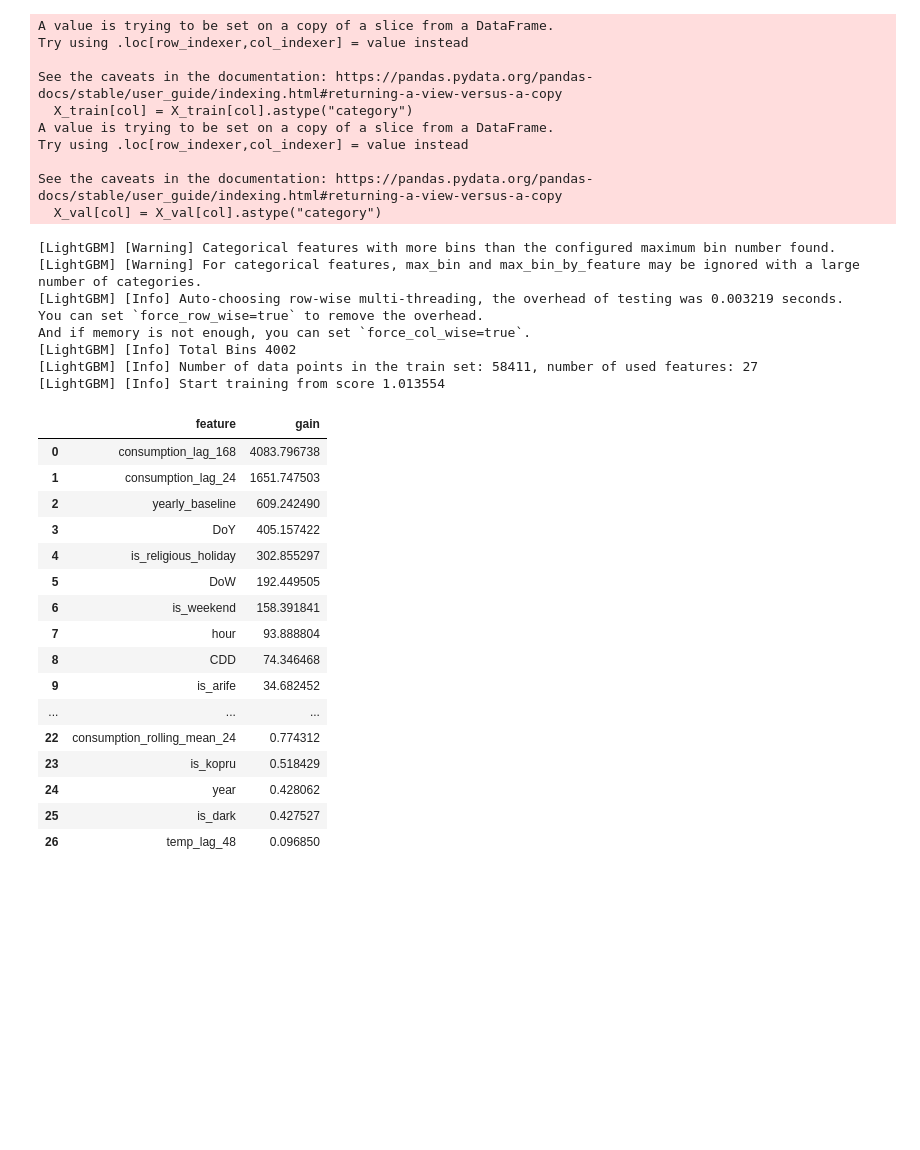
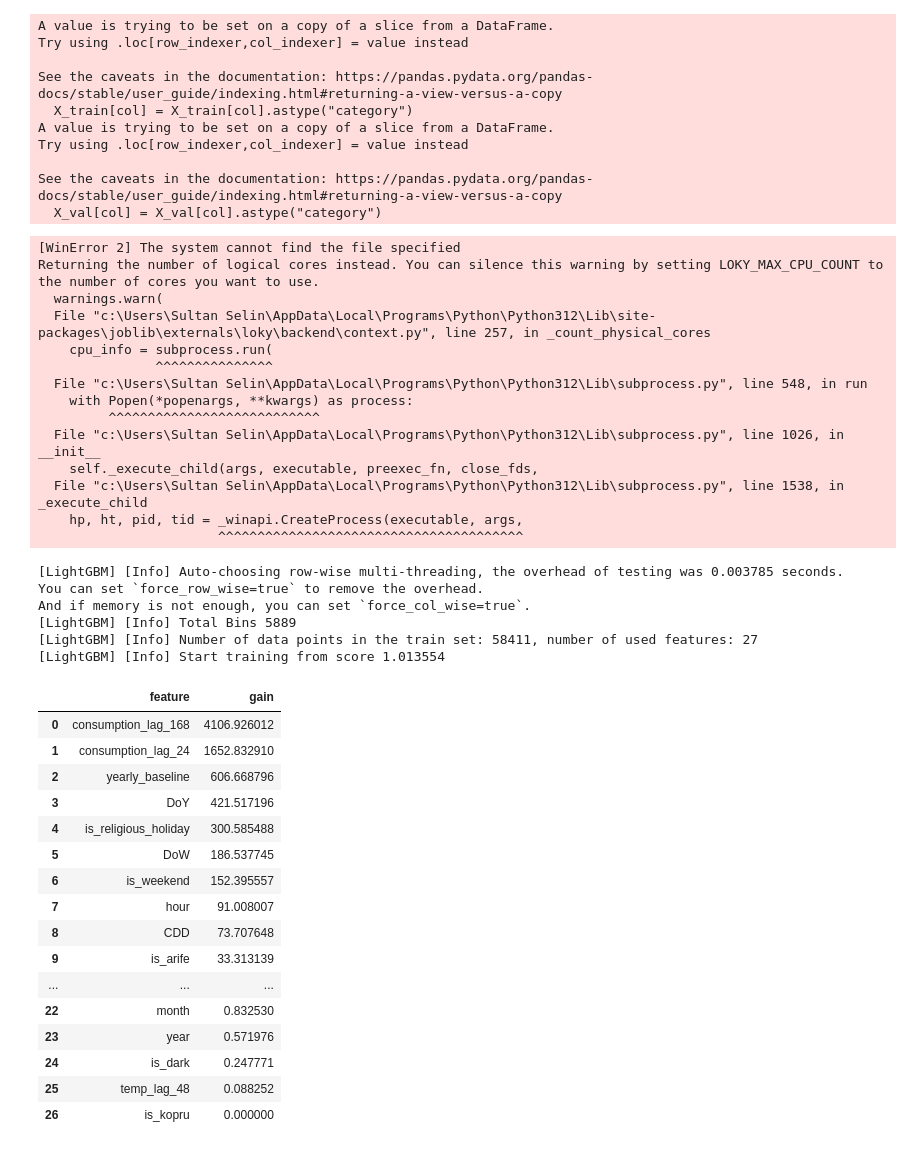
Before and after one commit to horricans/electricity-consumption-forecast, a Jupyter notebook: notebooks/07_LightGBM.ipynb, the cells around one changed output. Cells and saved outputs as stored; diff of their text form; code cells hidden in the pictures; blank space fills up the shorter version.

Commit message:
LightGBM Model -- Hyperparameter Tuning

```diff
--- a/notebooks/07_LightGBM.ipynb
+++ b/notebooks/07_LightGBM.ipynb
@@ -95,42 +95,55 @@ See the caveats in the documentation: https://pandas.pydata.org/pandas-docs/stab
 # %%
 # -------- LightGBM Model -------------#
 model = LGBMRegressor(
     objective = "regression",
     random_state=42,
-    importance_type="gain"
+    importance_type="gain",
+    max_bin = 400 #to address DoY(366)
 )
 
 model.fit(X_train, y_train, categorical_feature=categorical_cols)
 importance_gain = pd.Series(model.feature_importances_, index=feature_cols).sort_values(ascending=False)###
 importance_df = importance_gain.reset_index()
 importance_df.columns = ["feature", "gain"]
 importance_df
 # %% [output]
-[LightGBM] [Warning] Categorical features with more bins than the configured maximum bin number found.
-[LightGBM] [Warning] For categorical features, max_bin and max_bin_by_feature may be ignored with a large number of categories.
-[LightGBM] [Info] Auto-choosing row-wise multi-threading, the overhead of testing was 0.003219 seconds.
-You can set `force_row_wise=true` to remove the overhead.
-And if memory is not enough, you can set `force_col_wise=true`.
-[LightGBM] [Info] Total Bins 4002
-[LightGBM] [Info] Number of data points in the train set: 58411, number of used features: 27
-[LightGBM] [Info] Start training from score 1.013554
+[WinError 2] The system cannot find the file specified
+Returning the number of logical cores instead. You can silence this warning by setting LOKY_MAX_CPU_COUNT to the number of cores you want to use.
+  warnings.warn(
+  File "c:\Users\Sultan Selin\AppData\Local\Programs\Python\Python312\Lib\site-packages\joblib\externals\loky\backend\context.py", line 257, in _count_physical_cores
+    cpu_info = subprocess.run(
+               ^^^^^^^^^^^^^^^
+  File "c:\Users\Sultan Selin\AppData\Local\Programs\Python\Python312\Lib\subprocess.py", line 548, in run
+    with Popen(*popenargs, **kwargs) as process:
+         ^^^^^^^^^^^^^^^^^^^^^^^^^^^
+  File "c:\Users\Sultan Selin\AppData\Local\Programs\Python\Python312\Lib\subprocess.py", line 1026, in __init__
+    self._execute_child(args, executable, preexec_fn, close_fds,
+  File "c:\Users\Sultan Selin\AppData\Local\Programs\Python\Python312\Lib\subprocess.py", line 1538, in _execute_child
+    hp, ht, pid, tid = _winapi.CreateProcess(executable, args,
+                       ^^^^^^^^^^^^^^^^^^^^^^^^^^^^^^^^^^^^^^^
+[LightGBM] [Info] Auto-choosing row-wise multi-threading, the overhead of testing was 0.003785 seconds.
+You can set `force_row_wise=true` to remove the overhead.
+And if memory is not enough, you can set `force_col_wise=true`.
+[LightGBM] [Info] Total Bins 5889
+[LightGBM] [Info] Number of data points in the train set: 58411, number of used features: 27
+[LightGBM] [Info] Start training from score 1.013554
 |  | feature | gain |
-| 0 | consumption_lag_168 | 4083.796738 |
-| 1 | consumption_lag_24 | 1651.747503 |
-| 2 | yearly_baseline | 609.242490 |
-| 3 | DoY | 405.157422 |
-| 4 | is_religious_holiday | 302.855297 |
-| 5 | DoW | 192.449505 |
-| 6 | is_weekend | 158.391841 |
-| 7 | hour | 93.888804 |
-| 8 | CDD | 74.346468 |
-| 9 | is_arife | 34.682452 |
+| 0 | consumption_lag_168 | 4106.926012 |
+| 1 | consumption_lag_24 | 1652.832910 |
+| 2 | yearly_baseline | 606.668796 |
+| 3 | DoY | 421.517196 |
+| 4 | is_religious_holiday | 300.585488 |
+| 5 | DoW | 186.537745 |
+| 6 | is_weekend | 152.395557 |
+| 7 | hour | 91.008007 |
+| 8 | CDD | 73.707648 |
+| 9 | is_arife | 33.313139 |
 | ... | ... | ... |
-| 22 | consumption_rolling_mean_24 | 0.774312 |
-| 23 | is_kopru | 0.518429 |
-| 24 | year | 0.428062 |
-| 25 | is_dark | 0.427527 |
-| 26 | temp_lag_48 | 0.096850 |
+| 22 | month | 0.832530 |
+| 23 | year | 0.571976 |
+| 24 | is_dark | 0.247771 |
+| 25 | temp_lag_48 | 0.088252 |
+| 26 | is_kopru | 0.000000 |
 # %%
 # ------Consumption calc over target ratio ----------#
 
```
Also changed, not shown: parts of 10 cells of this notebook.
